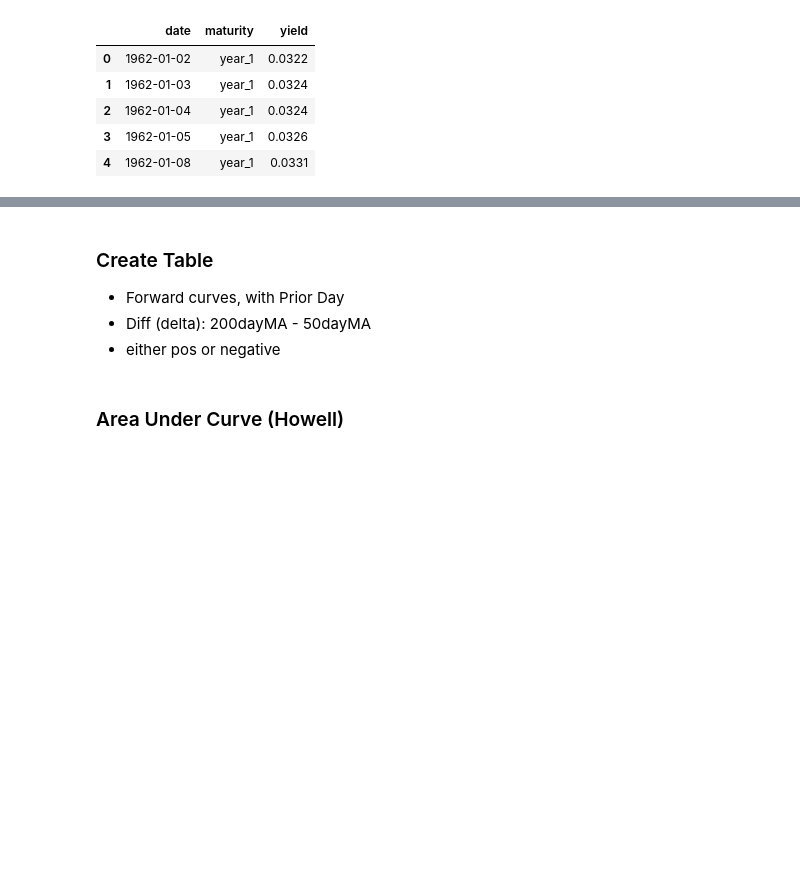
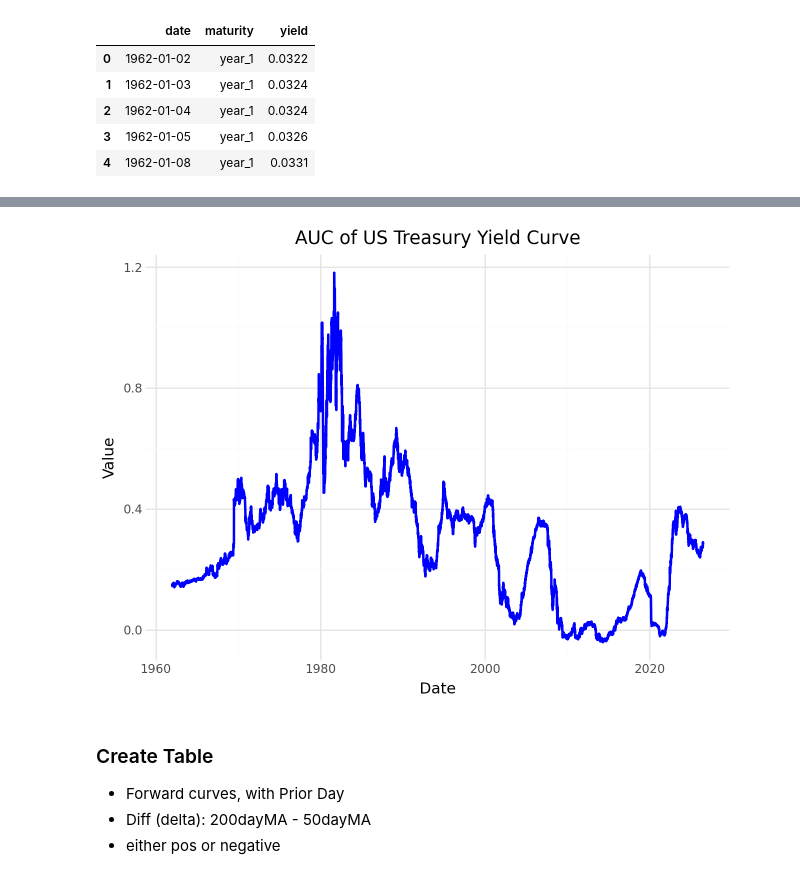
Before and after one commit to IMTorgOpenDataTools/macroecon-wrappy, a Jupyter notebook: notebooks/review_treasuries.ipynb, the cells around one changed output, grey strips where cells are left out. Cells and saved outputs as stored; diff of their text form; code cells hidden in the pictures; blank space fills up the shorter version.

Commit message:
add graphs to yield structure logic

```diff
--- a/notebooks/review_treasuries.ipynb
+++ b/notebooks/review_treasuries.ipynb
@@ -715,0 +715,8 @@ results = get_futures_interests_curve_analytics(df_curve_from_historical)
+# %%
+tmp = pd.DataFrame(
+    {
+    'auc': results['auc'],
+    'date': df_curve_from_historical['date'].unique()
+    }
+)
+tmp.head()
@@ -716,8 +730,20 @@ results = get_futures_interests_curve_analytics(df_curve_from_historical)
+# %%
+from plotnine import ggplot, aes, geom_line, labs, theme_minimal, scale_x_datetime
+
+ts_plot = (
+    ggplot(tmp, aes(x='date', y='auc'))
+    + geom_line(color='blue', size=1)
+    + scale_x_datetime(date_labels='%Y')     # Format date ticks (e.g., "Jan 01")
+    + labs(x='Date', y='Value', title='AUC of US Treasury Yield Curve')
+    + theme_minimal()
+)
+
+ts_plot
+# %% [output]
+[figure, added]
 # %% [markdown]
 ### Create Table
 
 * Forward curves, with Prior Day
 * Diff (delta): 200dayMA - 50dayMA
 * either pos or negative
-# %% [markdown]
-### Area Under Curve (Howell)
```
Also changed, not shown: parts of 18 cells of this notebook.
